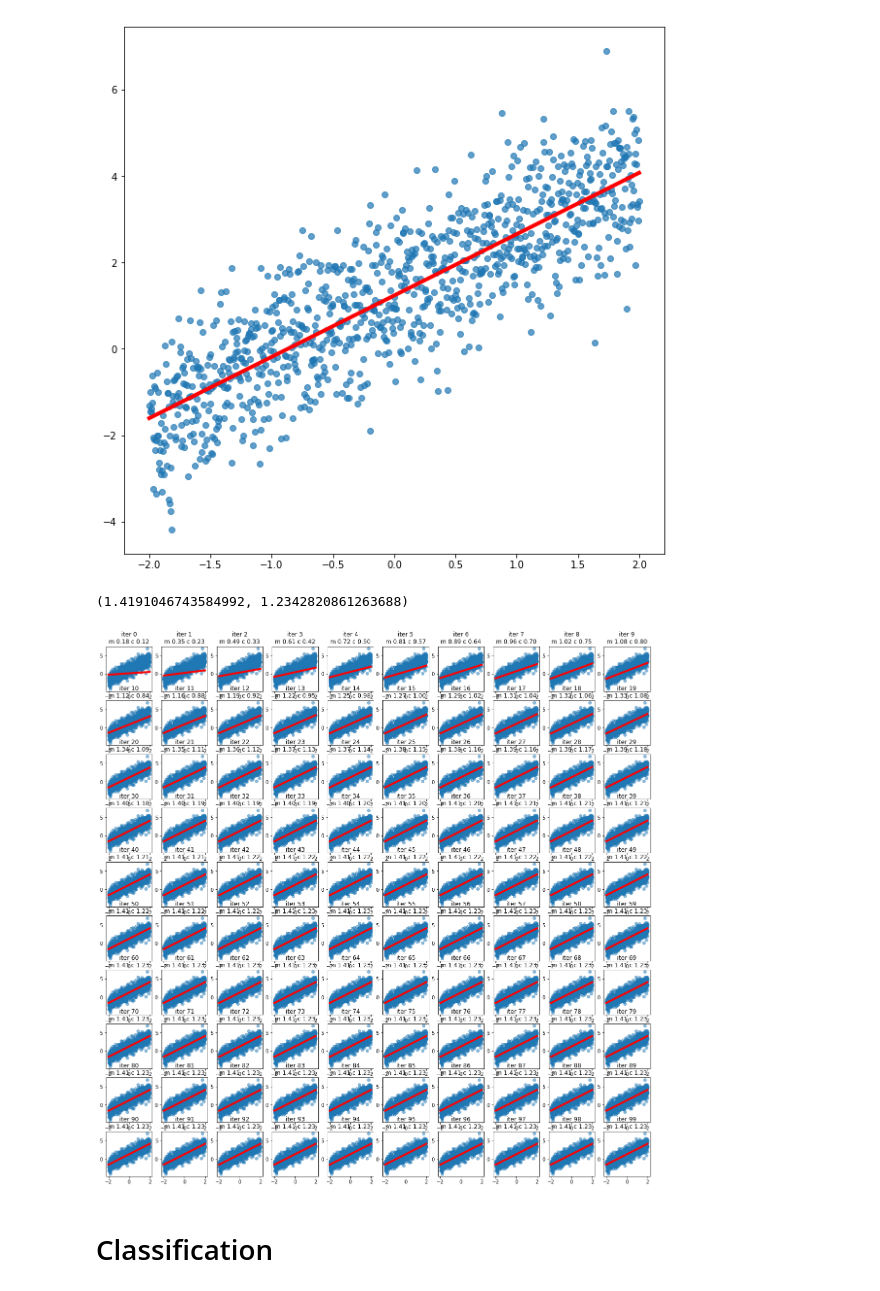
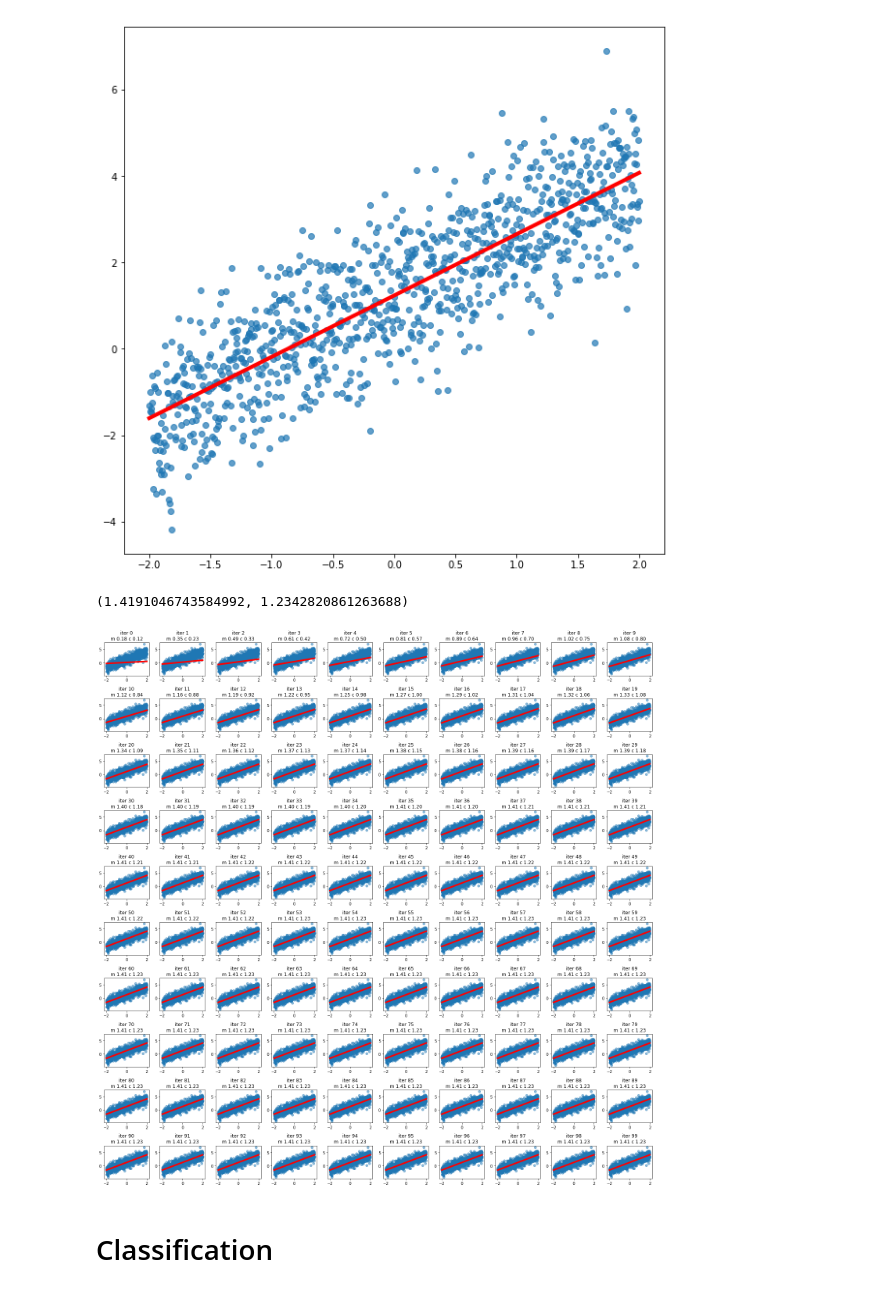
Before and after one commit to mitbal/sidu, a Jupyter notebook: musimpanas/session_3.ipynb, the cells around one changed output. Cells and saved outputs as stored; diff of their text form; code cells hidden in the pictures.

```diff
--- a/musimpanas/session_3.ipynb
+++ b/musimpanas/session_3.ipynb
@@ -63,34 +63,35 @@ c = 0.
 alpha = 0.1
 epoch = 100
 
 n = float(len(x))
 
 X = df['x']
 y = df['y']
 
 for i in range(epoch):
     y_pred = m*X + c
 
     delta_m = -np.sum(X * (y - y_pred)) / n
     delta_c = -np.sum(y - y_pred) / n
 
     m = m - (alpha * delta_m)
     c = c - (alpha * delta_c)
 
     ax = axes[i]
     ax.scatter(df['x'], df['y'], alpha=0.5)
 
     xs = np.linspace(-2, 2, 1000).reshape(-1, 1)
     ys = m*x + c
     ax.plot(xs, ys, color='red', linewidth=4)
 
     title = 'iter '+str(i) +'\nm '+str(m)[:4]+' c '+str(c)[:4]
     ax.set_title(title)
 
+plt.tight_layout()
 print (m, c)
 # %% [output]
 (1.4191046743584992, 1.2342820861263688)
-[figure, old version]
+[figure, new version]
 # %% [markdown]
 # Classification
 # %%
```
Also changed, not shown: parts of 8 cells of this notebook.
